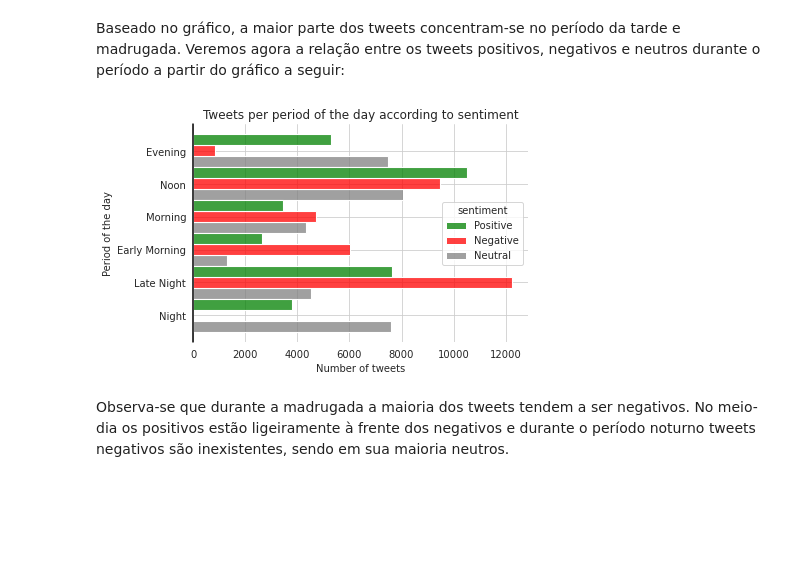
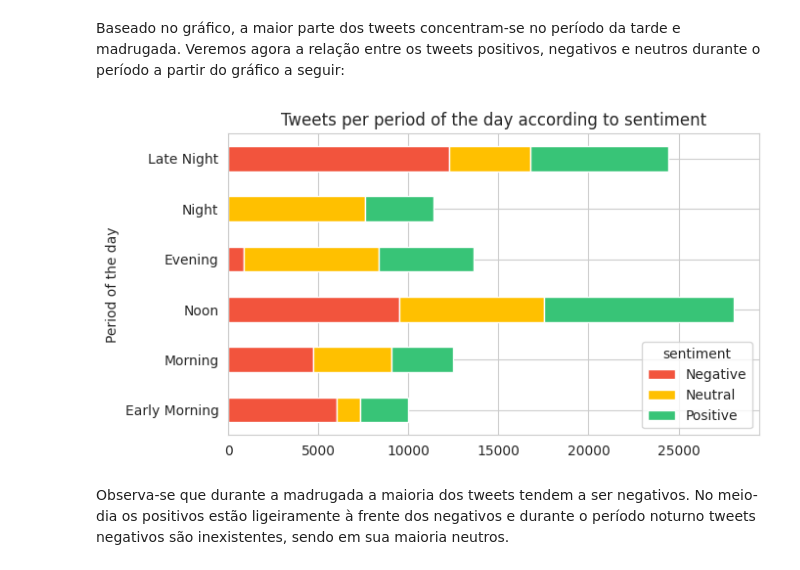
Before and after one commit to atlantico-academy/twitter-sentiment-analysis, a Jupyter notebook: notebooks/01-exploratory_data_analysis.ipynb, the cells around one changed output. Cells and saved outputs as stored; diff of their text form; code cells hidden in the pictures; blank space fills up the shorter version.

```diff
--- a/notebooks/01-exploratory_data_analysis.ipynb
+++ b/notebooks/01-exploratory_data_analysis.ipynb
@@ -122,17 +123,17 @@ plt.show()
 # %% [markdown]
 Baseado no gráfico, a maior parte dos tweets concentram-se no período da tarde e madrugada. Veremos agora a relação entre os tweets positivos, negativos e neutros durante o período a partir do gráfico a seguir:
-# %%
-sns.set_style('whitegrid')
-axis = sns.histplot(data=db, y='period', hue='sentiment', bins=5,
-                   palette={'Negative': 'red', 'Neutral': 'gray' , 'Positive': 'green'},
-                   multiple='dodge')
-axis.set(frame_on=False)
-axis.axvline(0, color='k', clip_on=False)
-plt.ylabel('Period of the day')
-plt.xlabel('Number of tweets')
-plt.title('Tweets per period of the day according to sentiment')
-plt.show()
-# %% [output]
-[figure, removed]
+# %%
+sns.set_style('whitegrid')
+sortedPeriods = ["Early Morning", "Morning", "Noon", "Evening", "Night", "Late Night"]
+
+db.groupby(['period', 'sentiment']).size().unstack().reindex(sortedPeriods).plot(
+      kind='barh', stacked=True,
+      color=['#F2543D', '#FFC000', '#38C477'],
+      title='Tweets per period of the day according to sentiment',
+      ylabel='Number of tweets',
+      xlabel='Period of the day',
+      figsize=(7,4));
+# %% [output]
+[figure, added]
 # %% [markdown]
 Observa-se que durante a madrugada a maioria dos tweets tendem a ser negativos. No meio-dia os positivos estão ligeiramente à frente dos negativos e durante o período noturno tweets negativos são inexistentes, sendo em sua maioria neutros.
```
Also changed, not shown: parts of 5 cells of this notebook, 3 other files.
